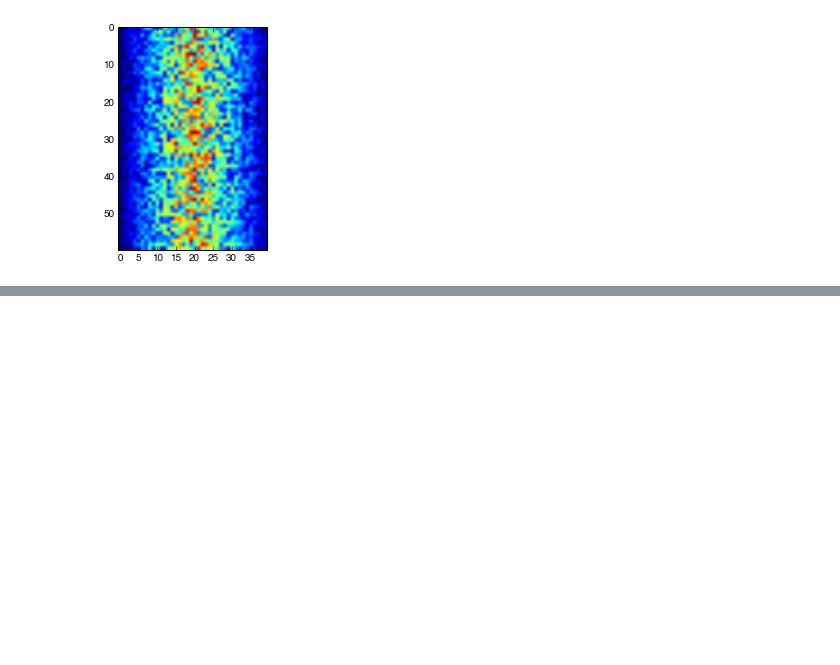
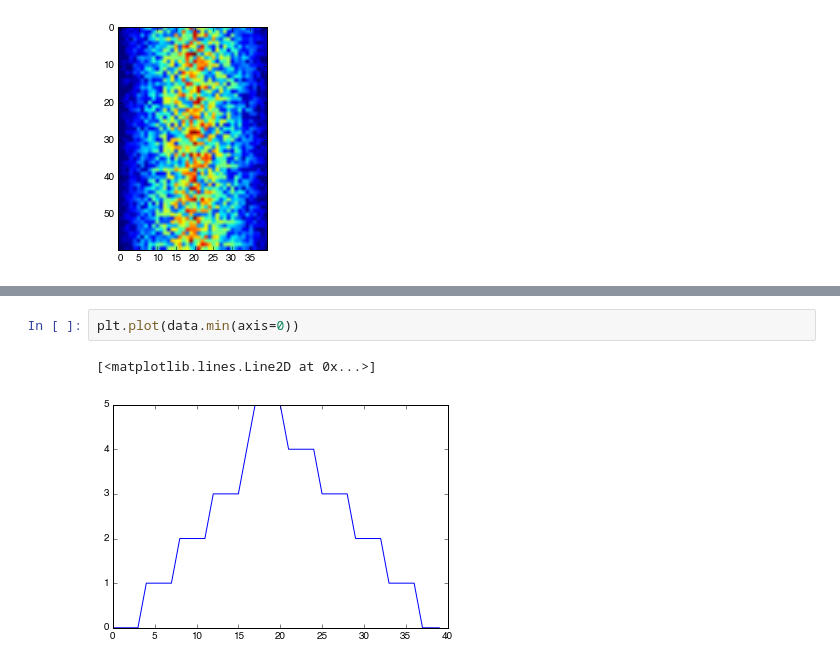
Before and after one commit to dotsdl/swc_asuphysics_python, a Jupyter notebook: Inflmmation_analysis.ipynb, the cells around one changed output, grey strips where cells are left out. Drawn from its saved outputs; the diff is of its cells as text; blank space fills up the shorter version.

```diff
--- a/Inflmmation_analysis.ipynb
+++ b/Inflmmation_analysis.ipynb
@@ -175,0 +186,5 @@ plt.imshow(data)
+# %%
+plt.plot(data.min(axis=0))
+# %% [output]
+[<matplotlib.lines.Line2D at 0x...>]
+[figure, added]
```
Also changed, not shown: parts of 2 cells of this notebook.
